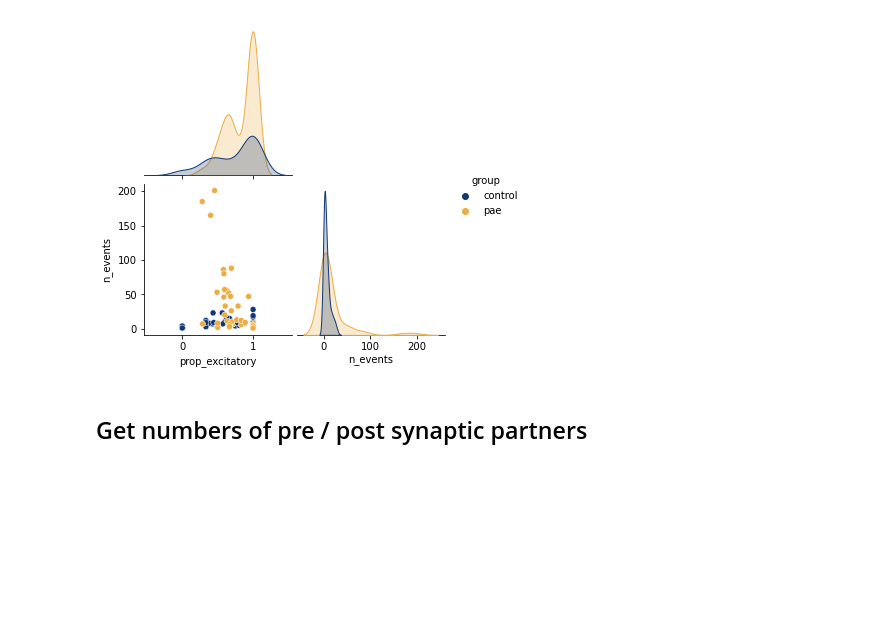
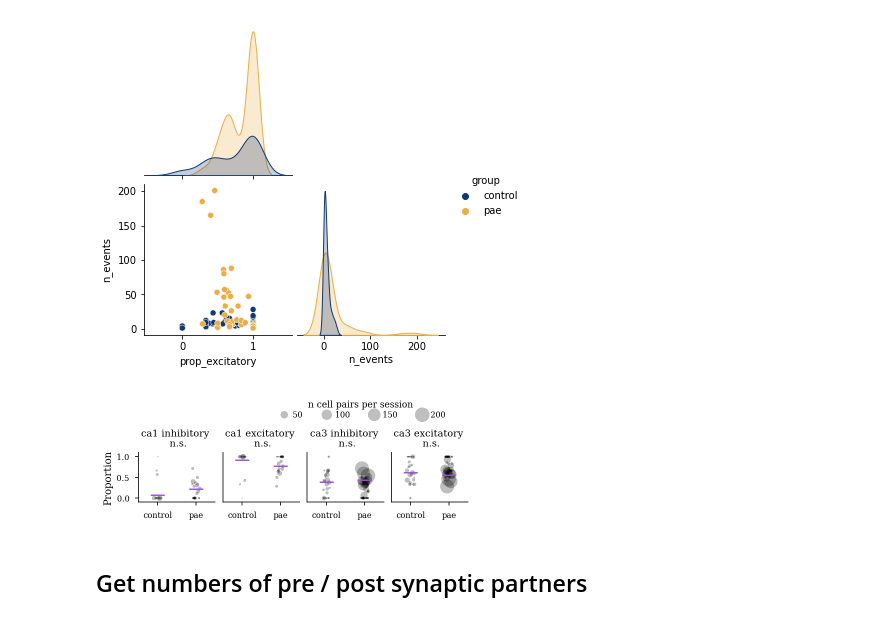
Before and after one commit to ryanharvey1/cell_assembly_replay, a Jupyter notebook: notebooks/monosynaptic.ipynb, the cells around one changed output. Drawn from its saved outputs; the diff is of its cells as text; code cells hidden in the pictures; blank space fills up the shorter version.

```diff
--- a/notebooks/monosynaptic.ipynb
+++ b/notebooks/monosynaptic.ipynb
@@ -384,3 +401,91 @@ prop_df.to_csv(r'F:\Projects\PAE_PlaceCell\analysis\monosynaptic\post_processed\
+# %%
+prop_df = pd.read_csv(r'F:\Projects\PAE_PlaceCell\analysis\monosynaptic\post_processed\prop_df.csv')
+prop_df['prop_inhibitory'] = 1-prop_df.prop_excitatory
+
+import seaborn as sns
+def weighted_average_m1(distribution, weights):
+    return sum([distribution[i]*weights[i] for i in range(len(distribution))])/sum(weights)
+
+def plot_prop_custom(df_prop,y_name,w_name,ax):
+    x = (df_prop.group == 'pae') * 1 + (np.random.randint(-100,100,len(df_prop))*.001)
+
+    y = df_prop[y_name]
+    h = ax.scatter(
+        x,y,
+        color='k',
+        alpha=.25,
+        s=df_prop[w_name]
+    )
+
+    mean = weighted_average_m1(
+        np.array(df_prop[(df_prop.group=='control')][y_name]),
+        np.array(df_prop[(df_prop.group=='control')][w_name])
+    )
+    ax.scatter(0,mean,marker="_",color='#9d4edd',s=200)
+
+    mean = weighted_average_m1(
+        np.array(df_prop[(df_prop.group=='pae')][y_name]),
+        np.array(df_prop[(df_prop.group=='pae')][w_name])
+    )
+    ax.scatter(1,mean,marker="_",color='#9d4edd',s=200)
+
+    ax.set_xlim(-.5,1.5)
+    ax.set_xticks([0,1])
+    ax.set_xticklabels(['control','pae'])
+    return h
+
+fig, ax = plt.subplots(1,4,figsize=functions.set_size('thesis', fraction=1, subplots=(1, 4)))
+fig.subplots_adjust(hspace = .6, wspace=.1)
+ax = ax.ravel()
+
+plot_prop_custom(prop_df[prop_df.area=='ca1'],'prop_inhibitory','n_events',ax[0])
+plot_prop_custom(prop_df[prop_df.area=='ca1'],'prop_excitatory','n_events',ax[1])
+h0 = plot_prop_custom(prop_df[prop_df.area=='ca3'],'prop_inhibitory','n_events',ax[2])
+plot_prop_custom(prop_df[prop_df.area=='ca3'],'prop_excitatory','n_events',ax[3])
+
+handles, labels = h0.legend_elements(num=5,prop="sizes", alpha=0.25)
+legend2 = ax[1].legend(handles,
+                       labels,
+                       ncol=4,
+                       loc='upper right',
+                       bbox_to_anchor=(2.5, 1.7, 0.5, 0.5),
+                       title="n cell pairs per session",
+                       frameon=False,
+                       fontsize=8,
+                       labelspacing=0.2,
+                       handletextpad=0)
+
+plt.setp(legend2.get_title(),fontsize=9)
+
+ax[0].set_title('ca1 inhibitory \n n.s.')
+ax[1].set_title('ca1 excitatory \n n.s.')
+ax[2].set_title('ca3 inhibitory \n n.s.')
+ax[3].set_title('ca3 excitatory \n n.s.')
+
+ax[0].set(xlabel="")
+sns.despine(trim=False, right=True)
+
+ax[0].set_ylim(-.1,1.1)
+ax[1].set_ylim(-.1,1.1)
+ax[2].set_ylim(-.1,1.1)
+ax[3].set_ylim(-.1,1.1)
+
+ax[0].set_ylabel('Proportion')
+# fig.text(-0.04, 0.5, 'Proportion', va='center', rotation='vertical')
+
+ax[1].set_ylabel('')
+ax[2].set_ylabel('')
+ax[3].set_ylabel('')
+
+ax[1].axes.get_yaxis().set_ticks([])
+ax[2].axes.get_yaxis().set_ticks([])
+ax[3].axes.get_yaxis().set_ticks([])
+
+# ax[0].axes.get_xaxis().set_ticks([])
+# ax[1].axes.get_xaxis().set_ticks([])
+plt.savefig(os.path.join(fig_save_path,'connection_prop.svg'),dpi=300,bbox_inches='tight')
+# %% [output]
+[figure, added]
 # %% [markdown]
 ## Get numbers of pre / post synaptic partners
 # %%
```
Also changed, not shown: parts of 2 cells of this notebook, 1 other file.
